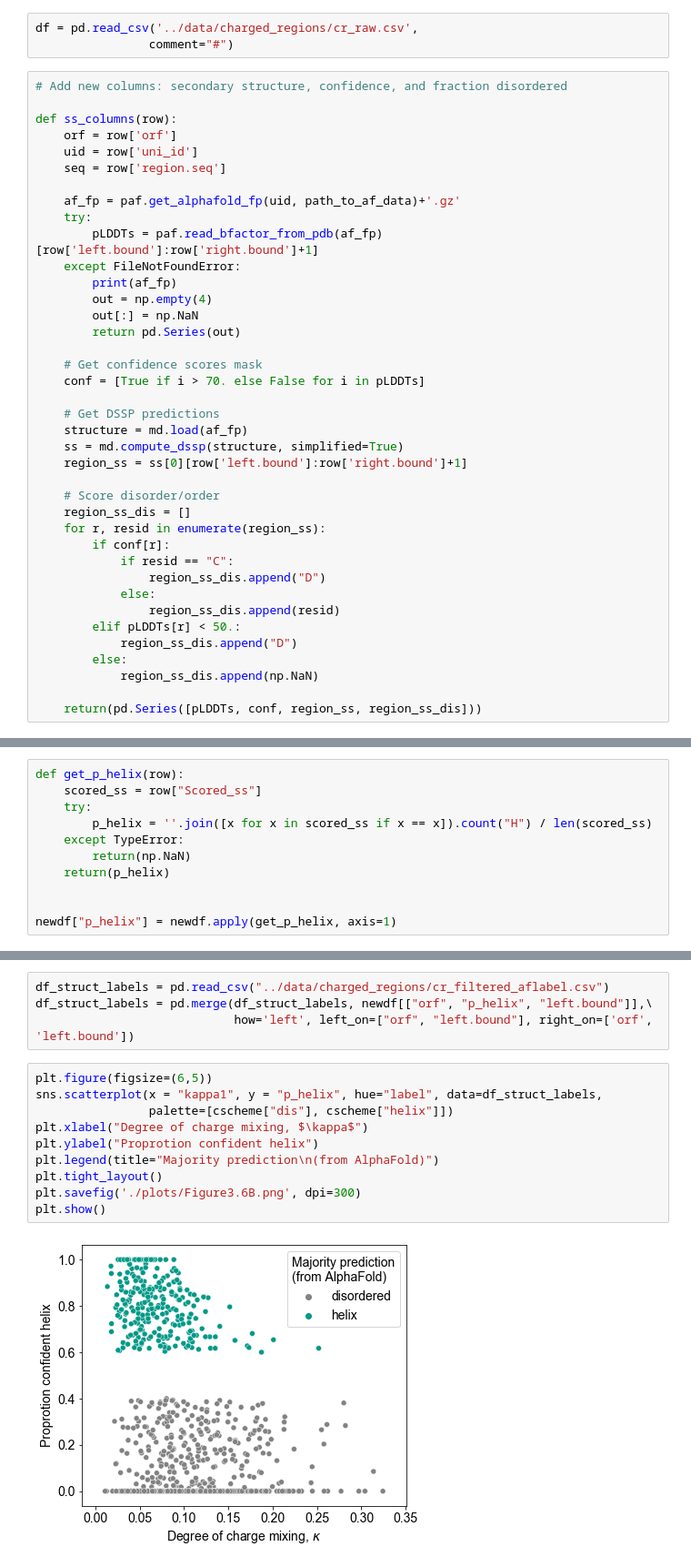
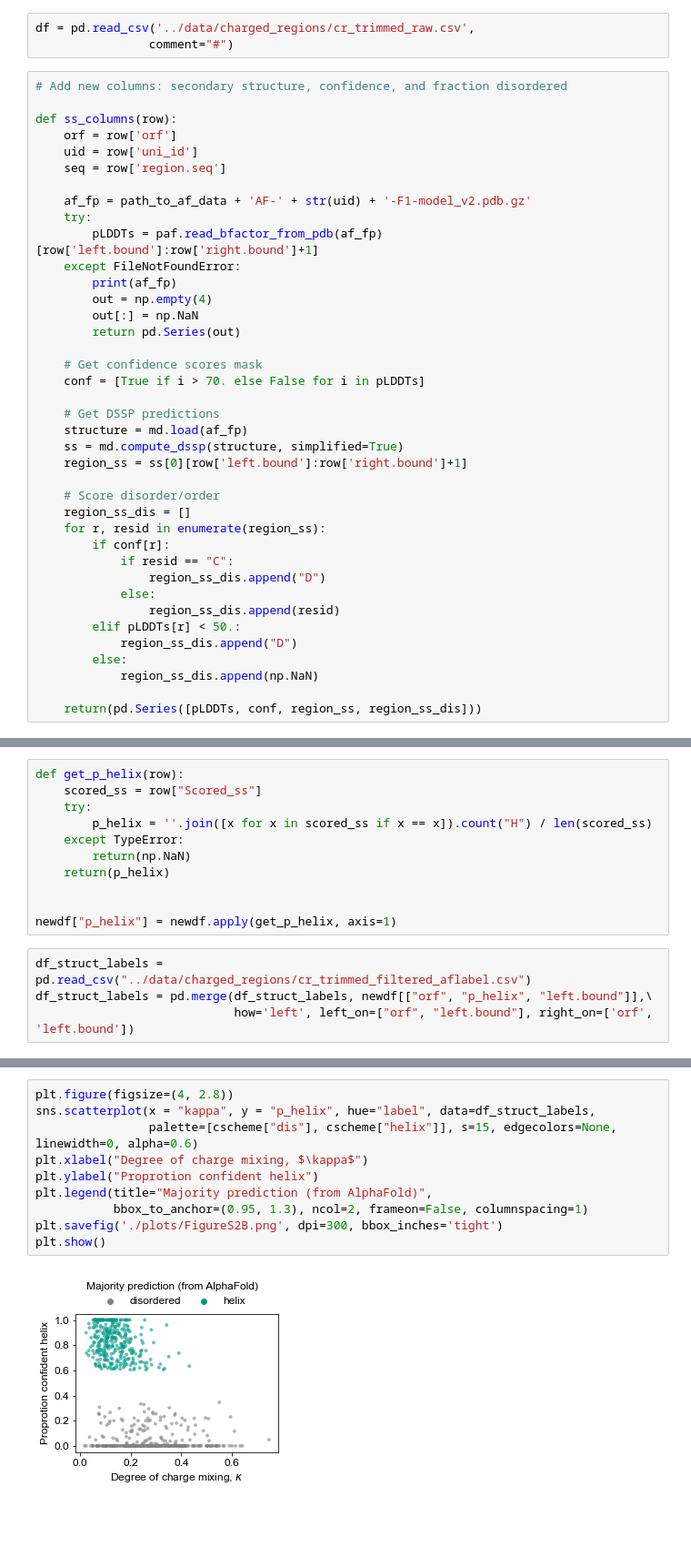
Before and after one commit to rosalindpan/hcrpaper, a Jupyter notebook: figures/FigureS2.ipynb, the cells around one changed output, grey strips where cells are left out. Shown at 91% size. Drawn from its saved outputs; the diff is of its cells as text; blank space fills up the shorter version.

```diff
--- a/figures/FigureS2.ipynb
+++ b/figures/FigureS2.ipynb
@@ -180,5 +169,5 @@ plt.show()
 # %%
-df = pd.read_csv('../data/charged_regions/cr_raw.csv',
+df = pd.read_csv('../data/charged_regions/cr_trimmed_raw.csv',
                 comment="#")
 # %%
 # Add new columns: secondary structure, confidence, and fraction disordered
@@ -188,7 +177,7 @@ def ss_columns(row):
     uid = row['uni_id']
     seq = row['region.seq']
 
-    af_fp = paf.get_alphafold_fp(uid, path_to_af_data)+'.gz'
+    af_fp = path_to_af_data + 'AF-' + str(uid) + '-F1-model_v2.pdb.gz'
     try:
         pLDDTs = paf.read_bfactor_from_pdb(af_fp)[row['left.bound']:row['right.bound']+1]
     except FileNotFoundError:
@@ -247,6 +236,10 @@ def get_p_helix(row):
 
 
 newdf["p_helix"] = newdf.apply(get_p_helix, axis=1)
+# %%
+df_struct_labels = pd.read_csv("../data/charged_regions/cr_trimmed_filtered_aflabel.csv")
+df_struct_labels = pd.merge(df_struct_labels, newdf[["orf", "p_helix", "left.bound"]],\
+                            how='left', left_on=["orf", "left.bound"], right_on=['orf', 'left.bound'])
 # %%
 df_struct_labels
 # %% [output]
@@ -266,16 +259,12 @@ df_struct_labels
-# %%
-df_struct_labels = pd.read_csv("../data/charged_regions/cr_filtered_aflabel.csv")
-df_struct_labels = pd.merge(df_struct_labels, newdf[["orf", "p_helix", "left.bound"]],\
-                            how='left', left_on=["orf", "left.bound"], right_on=['orf', 'left.bound'])
 # %%
-plt.figure(figsize=(6,5))
-sns.scatterplot(x = "kappa1", y = "p_helix", hue="label", data=df_struct_labels,
-                palette=[cscheme["dis"], cscheme["helix"]])
+plt.figure(figsize=(4, 2.8))
+sns.scatterplot(x = "kappa", y = "p_helix", hue="label", data=df_struct_labels,
+                palette=[cscheme["dis"], cscheme["helix"]], s=15, edgecolors=None, linewidth=0, alpha=0.6)
 plt.xlabel("Degree of charge mixing, $\kappa$")
 plt.ylabel("Proprotion confident helix")
-plt.legend(title="Majority prediction\n(from AlphaFold)")
-plt.tight_layout()
-plt.savefig('./plots/Figure3.6B.png', dpi=300)
+plt.legend(title="Majority prediction (from AlphaFold)",
+           bbox_to_anchor=(0.95, 1.3), ncol=2, frameon=False, columnspacing=1)
+plt.savefig('./plots/FigureS2B.png', dpi=300, bbox_inches='tight')
 plt.show()
 # %% [output]
-[figure, old version]
+[figure, new version]
```
Also changed, not shown: parts of 12 cells of this notebook, 30 other files.
